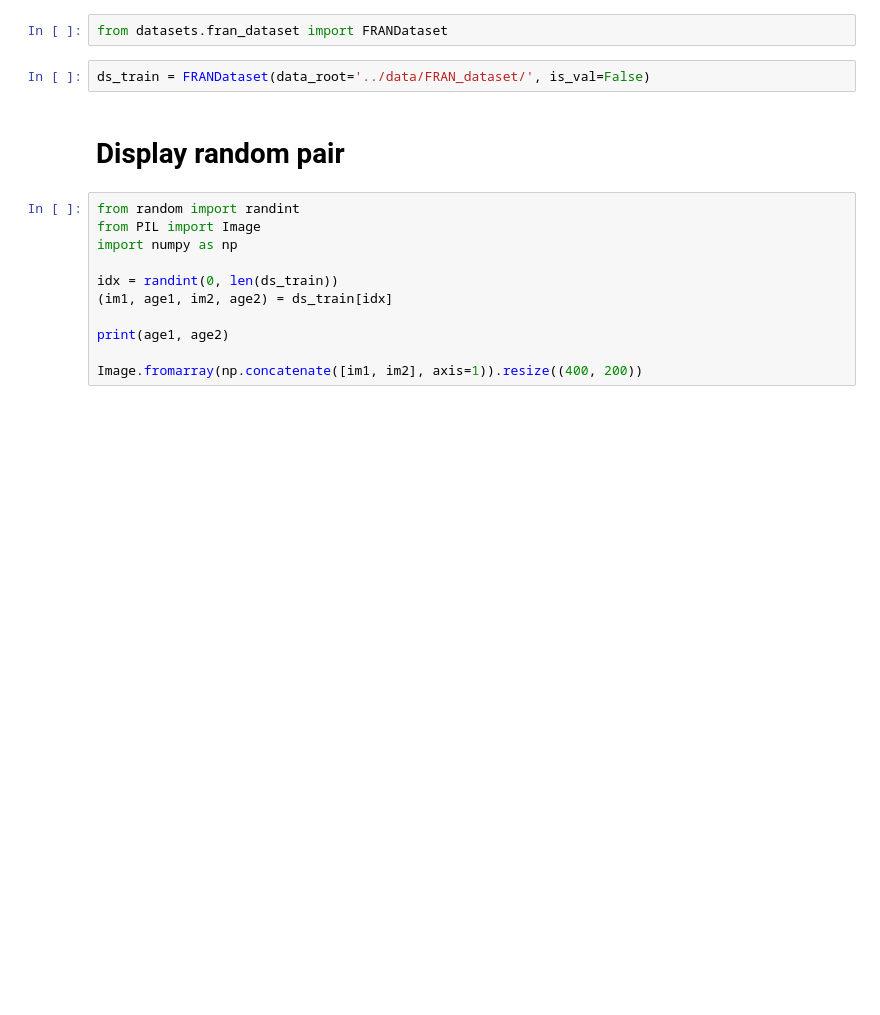
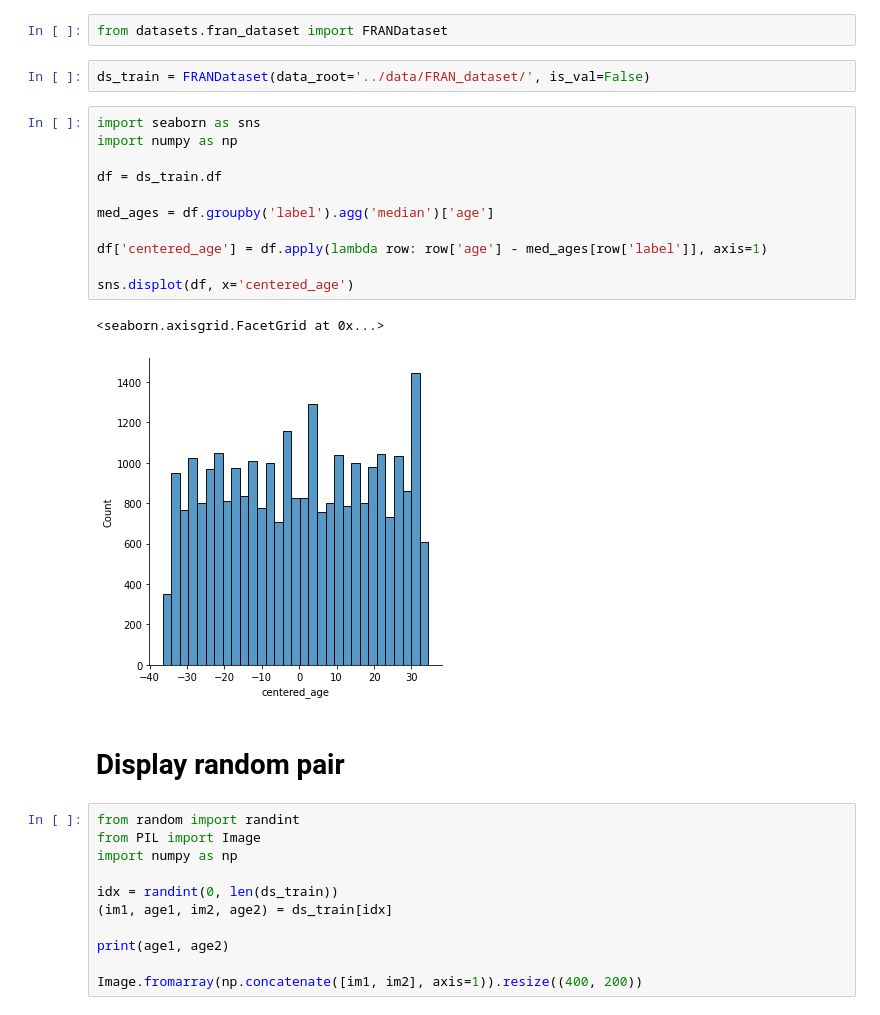
Before and after one commit to florisdf/fran, a Jupyter notebook: notebooks/02_inspect_FRAN_dataset.ipynb, the cells around one changed output. Cells and saved outputs as stored; diff of their text form; blank space fills up the shorter version.

```diff
--- a/notebooks/02_inspect_FRAN_dataset.ipynb
+++ b/notebooks/02_inspect_FRAN_dataset.ipynb
@@ -6,6 +6,20 @@ sys.path.append('..')
 from datasets.fran_dataset import FRANDataset
 # %%
 ds_train = FRANDataset(data_root='../data/FRAN_dataset/', is_val=False)
+# %%
+import seaborn as sns
+import numpy as np
+
+df = ds_train.df
+
+med_ages = df.groupby('label').agg('median')['age']
+
+df['centered_age'] = df.apply(lambda row: row['age'] - med_ages[row['label']], axis=1)
+
+sns.displot(df, x='centered_age')
+# %% [output]
+<seaborn.axisgrid.FacetGrid at 0x...>
+[figure, added]
 # %% [markdown]
 # Display random pair
 # %%
```
Also changed, not shown: parts of 1 cell of this notebook, 2 other files.
